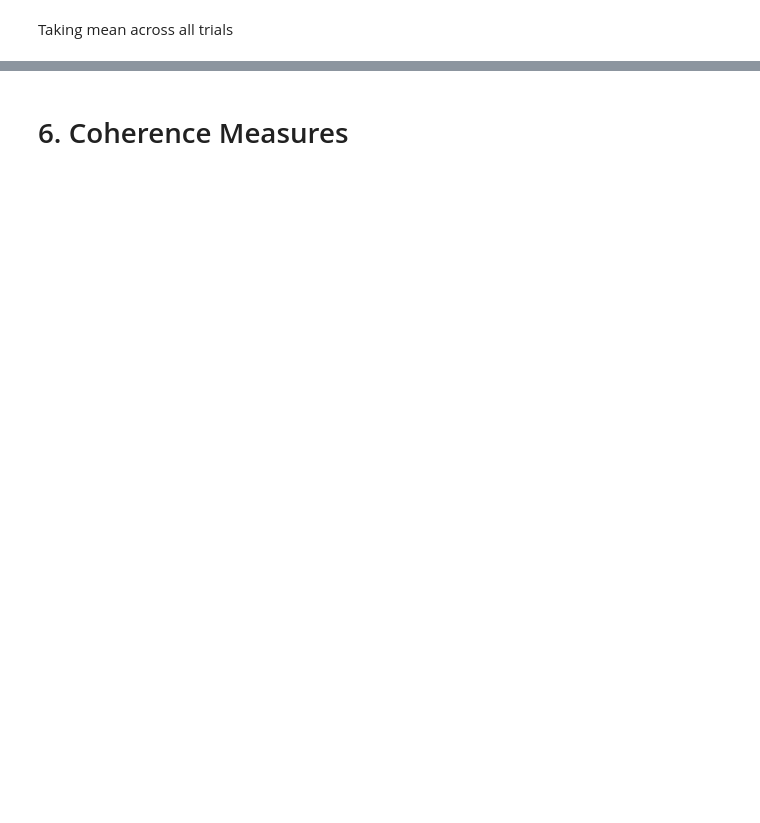
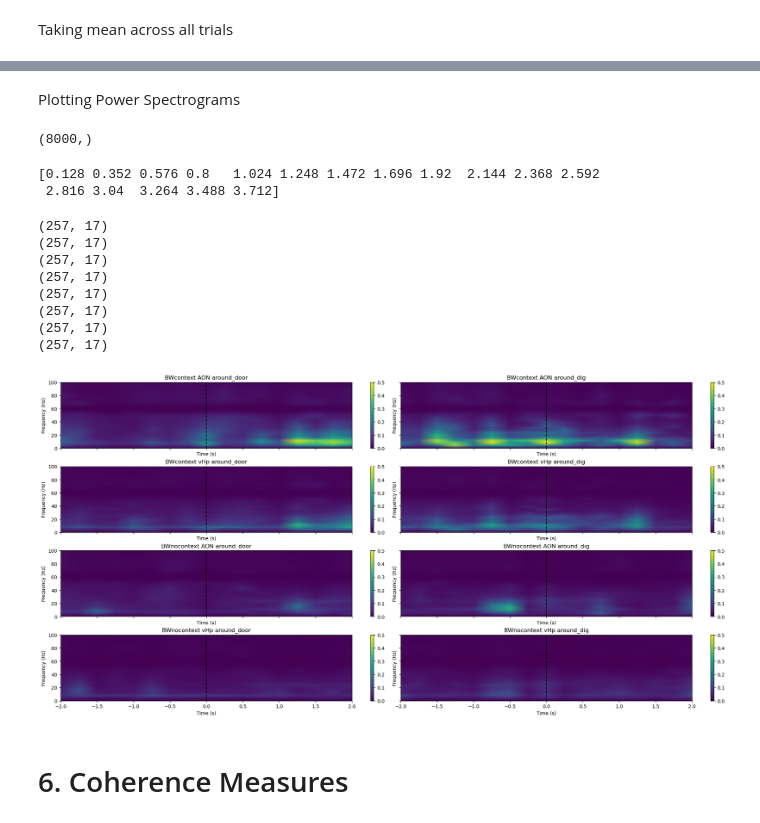
Before and after one commit to namanagrawal97/cpl_analysis_naman, a Jupyter notebook: 00_complete_analysis.ipynb, the cells around one changed output, grey strips where cells are left out. Saved outputs shown, nothing was run; the diff lists cells and outputs as text; code cells hidden in the pictures; blank space fills up the shorter version.

Commit message:
power spectrogram around digging and door now up. To Do : Waveform and coherence for the same

```diff
--- a/00_complete_analysis.ipynb
+++ b/00_complete_analysis.ipynb
@@ -240,12 +325,13 @@ linestyles = plotting_styles.linestyles
 colors = plotting_styles.colors
 brain_areas = ['AON','vHp']
 df= baseline_lfp_all.__deepcopy__()
+df['data']=df['data'].apply(lambda x:scipy.signal.welch(x, fs=2000, nperseg=2000)[1])
 
 for band_name, band_values in all_bands_dict.items():
     df[band_name+'_power']=df['data'].apply(lambda x:functions.get_band_power(x, band_values[0], band_values[1]))
 
 writer=pd.ExcelWriter(savepath+'baseline_lfp_power_per_band.xlsx')
-fig, axs = plt.subplots(1,2, figsize=(20, 10))
+fig, axs = plt.subplots(1,2, figsize=(20, 10), sharey=True)
 axs=axs.flatten()
 for i, area in enumerate(brain_areas):
     data = df[df['channel'].str.contains(area)]
@@ -255,7 +341,7 @@ for i, area in enumerate(brain_areas):
 #    axs[i].set_yscale('log')
     axs[i].set_title(f'Baseline {area} Power per Band')
     axs[i].set_xlabel('Band')
-    axs[i].set_ylabel('Power (dB)')
+    axs[i].set_ylabel('Power uV^2')
     axs[i].legend()
     axs[i].set_xticks(([0,1,2,3]),list(all_bands_dict.keys()))
     data_melted.to_excel(writer, sheet_name=area)
@@ -637,3 +577,61 @@ writer.close()
+# %% [markdown]
+Plotting Power Spectrograms
+# %%
+from scipy.signal import spectrogram
+
+power_spec_df = compiled_data_all_epochs.__deepcopy__()
+print(power_spec_df.iloc[0,-2].shape)
+# %% [output]
+(8000,)
+# %%
+power_spec_df.iloc[:, -2:] = power_spec_df.iloc[:, -2:].applymap(lambda x: spectrogram(x, fs=2000, nperseg=512))
+# %%
+print(power_spec_df.iloc[0,-2][1])
+for col in ['around_door','around_dig']:
+
+    power_spec_df[col+'_f'] = power_spec_df[col].apply(lambda x: x[0])
+    power_spec_df[col+'_t'] = power_spec_df[col].apply(lambda x: x[1])
+    power_spec_df[col+'_sxx'] = power_spec_df[col].apply(lambda x: x[2])
+# %% [output]
+[0.128 0.352 0.576 0.8   1.024 1.248 1.472 1.696 1.92  2.144 2.368 2.592
+ 2.816 3.04  3.264 3.488 3.712]
+# %%
+fig, axs = plt.subplots(4, 2, figsize=(20, 10), sharex=True, sharey=True, constrained_layout=True)
+axs = axs.flatten()
+power_spec_df['channel'] = power_spec_df['channel'].apply(lambda x: 'AON' if 'AON' in x else 'vHp')
+power_spec_df_grouped = power_spec_df.groupby(['task', 'channel'])
+i = 0
+for (task, channel), group in power_spec_df_grouped:
+    group = group.reset_index(drop=True)
+    for col in ['around_door', 'around_dig']:
+        data = np.array(group[col + '_sxx'])
+        data_mean = np.mean(data, axis=0)
+        print(data_mean.shape)
+        freq = group[col + '_f'].iloc[0]
+        time = group[col + '_t'].iloc[0]
+        time_adjusted=np.linspace(-2,2,len(time))
+        ax = axs[i]
+        im = ax.pcolormesh(time_adjusted, freq, data_mean, shading='gouraud', vmin=0, vmax=0.5)
+        fig.colorbar(im, ax=ax)
+        ax.set_title(f'{task} {channel} {col}')
+        ax.set_ylim(0, 100)
+        # ax.set_xticks(np.arange(-2, 3, 1))  # Set x-ticks from -2 to 2 seconds
+        # ax.set_xticklabels(np.arange(-2, 3, 1))  # Set x-tick labels from -2 to 2 seconds
+        ax.vlines(0, 0, 100, color='k', linestyle='--')
+        ax.set_xlabel('Time (s)')
+        ax.set_ylabel('Frequency (Hz)')
+        i = i + 1
+plt.show()
+# %% [output]
+(257, 17)
+(257, 17)
+(257, 17)
+(257, 17)
+(257, 17)
+(257, 17)
+(257, 17)
+(257, 17)
+[figure, added]
 # %% [markdown]
 # 6. Coherence Measures
 # %%
```
Also changed, not shown: parts of 25 cells of this notebook.
